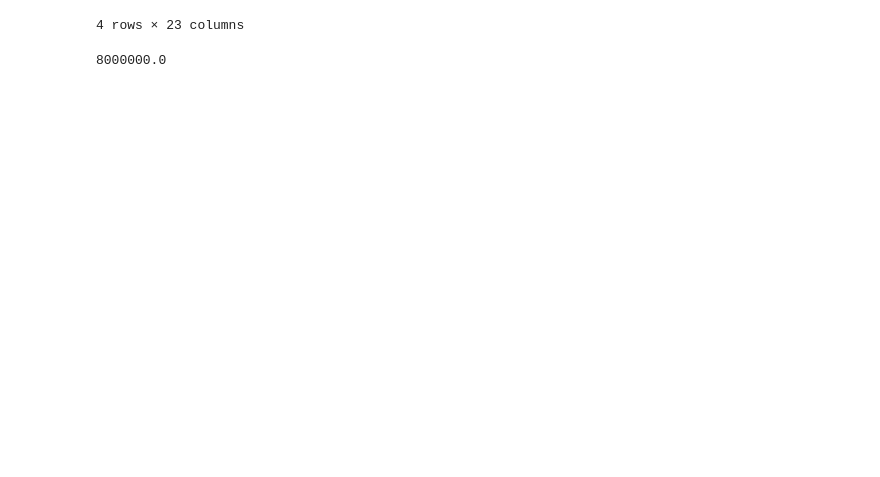
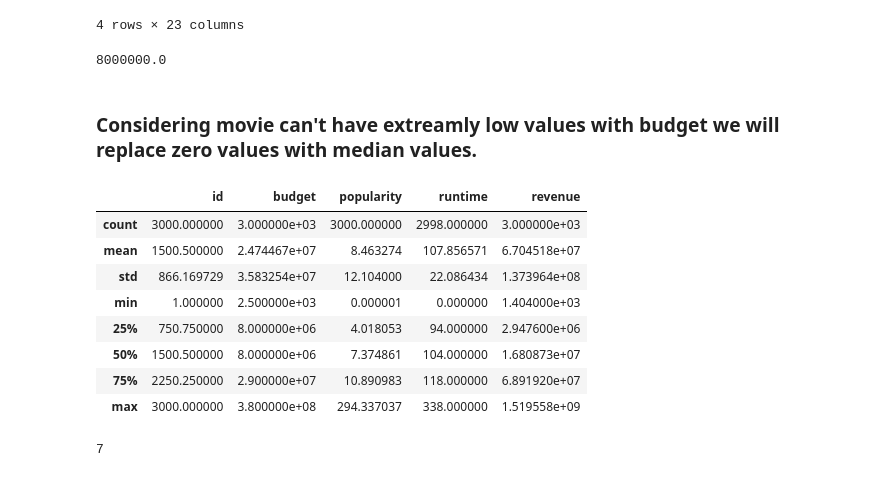
Before and after one commit to kiranmhaske100/Data-wrangling_IDBA, a Jupyter notebook: Data Wrangling _IMDBA Data set.ipynb, the cells around one changed output. Drawn from its saved outputs; the diff is of its cells as text; code cells hidden in the pictures; blank space fills up the shorter version.

```diff
--- a/Data Wrangling _IMDBA Data set.ipynb
+++ b/Data Wrangling _IMDBA Data set.ipynb
@@ -154,3 +154,26 @@ df_new[df_new['budget']==0].head(4)
 df['budget'].median()
 # %% [output]
 8000000.0
+# %% [markdown]
+### Considering movie can't have extreamly low values with budget we will replace zero values with median values.
+# %%
+df_new.loc[df_new['budget']<1000,'budget'] = df_new['budget'].median()
+# %%
+# same thing is with revenue so we also will replace those value with median values
+df_new.loc[df_new['revenue']<1000,'revenue'] = df_new['revenue'].median()
+# %%
+df_new.describe()
+# %% [output]
+|  | id | budget | popularity | runtime | revenue |
+| count | 3000.000000 | 3.000000e+03 | 3000.000000 | 2998.000000 | 3.000000e+03 |
+| mean | 1500.500000 | 2.474467e+07 | 8.463274 | 107.856571 | 6.704518e+07 |
+| std | 866.169729 | 3.583254e+07 | 12.104000 | 22.086434 | 1.373964e+08 |
+| min | 1.000000 | 2.500000e+03 | 0.000001 | 0.000000 | 1.404000e+03 |
+| 25% | 750.750000 | 8.000000e+06 | 4.018053 | 94.000000 | 2.947600e+06 |
+| 50% | 1500.500000 | 8.000000e+06 | 7.374861 | 104.000000 | 1.680873e+07 |
+| 75% | 2250.250000 | 2.900000e+07 | 10.890983 | 118.000000 | 6.891920e+07 |
+| max | 3000.000000 | 3.800000e+08 | 294.337037 | 338.000000 | 1.519558e+09 |
+# %%
+df_new['genres'].isnull().sum()
+# %% [output]
+7
```
